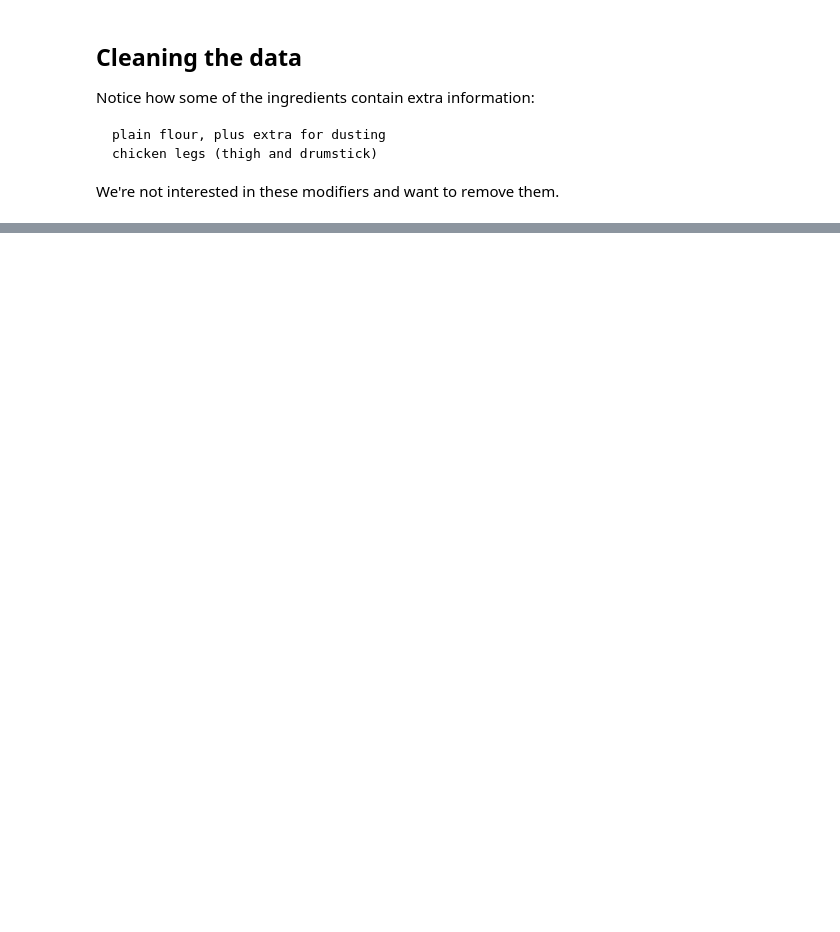
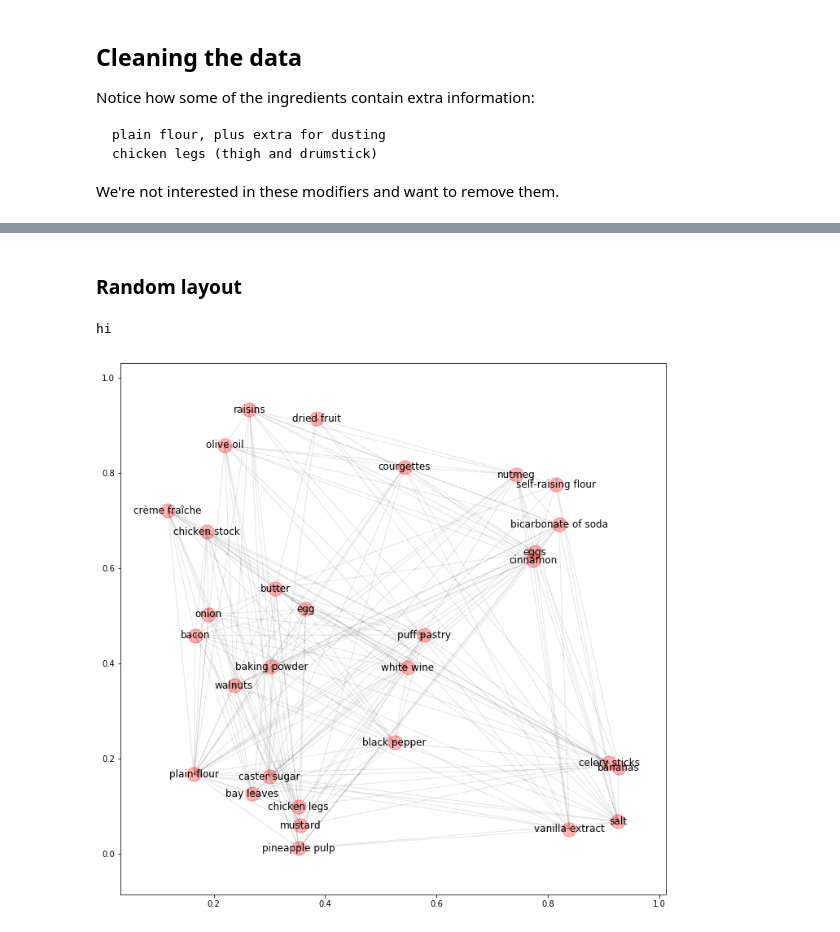
Before and after one commit to fagan2888/bmi706, a Jupyter notebook: network/Network recipe.ipynb, the cells around one changed output, grey strips where cells are left out. Cells and saved outputs as stored; diff of their text form; code cells hidden in the pictures; blank space fills up the shorter version.

```diff
--- a/network/Network recipe.ipynb
+++ b/network/Network recipe.ipynb
@@ -184,0 +215,14 @@ hi
+# %% [markdown]
+### Random layout
+# %%
+import matplotlib.pyplot as plt
+plt.figure(1, figsize=(12,12))
+pos=nx.random_layout(G) # positions for all nodes
+#nx.draw(G)
+nx.draw_networkx_nodes(G, pos, alpha=0.3)
+nx.draw_networkx_edges(G, pos, alpha=0.1)
+nx.draw_networkx_labels(G, pos)
+print("hi")
+# %% [output]
+hi
+[figure, added]
```
Also changed, not shown: parts of 27 cells of this notebook.
